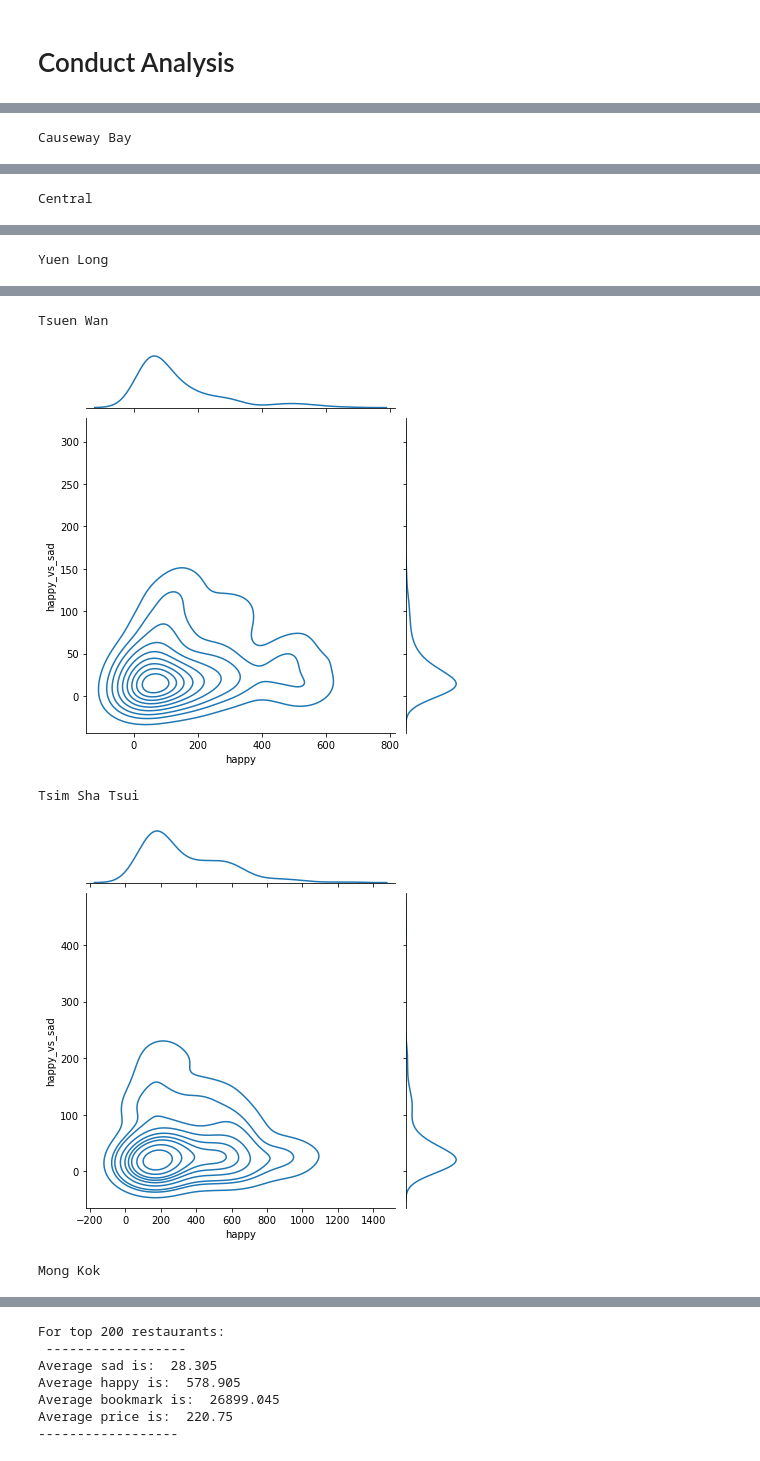
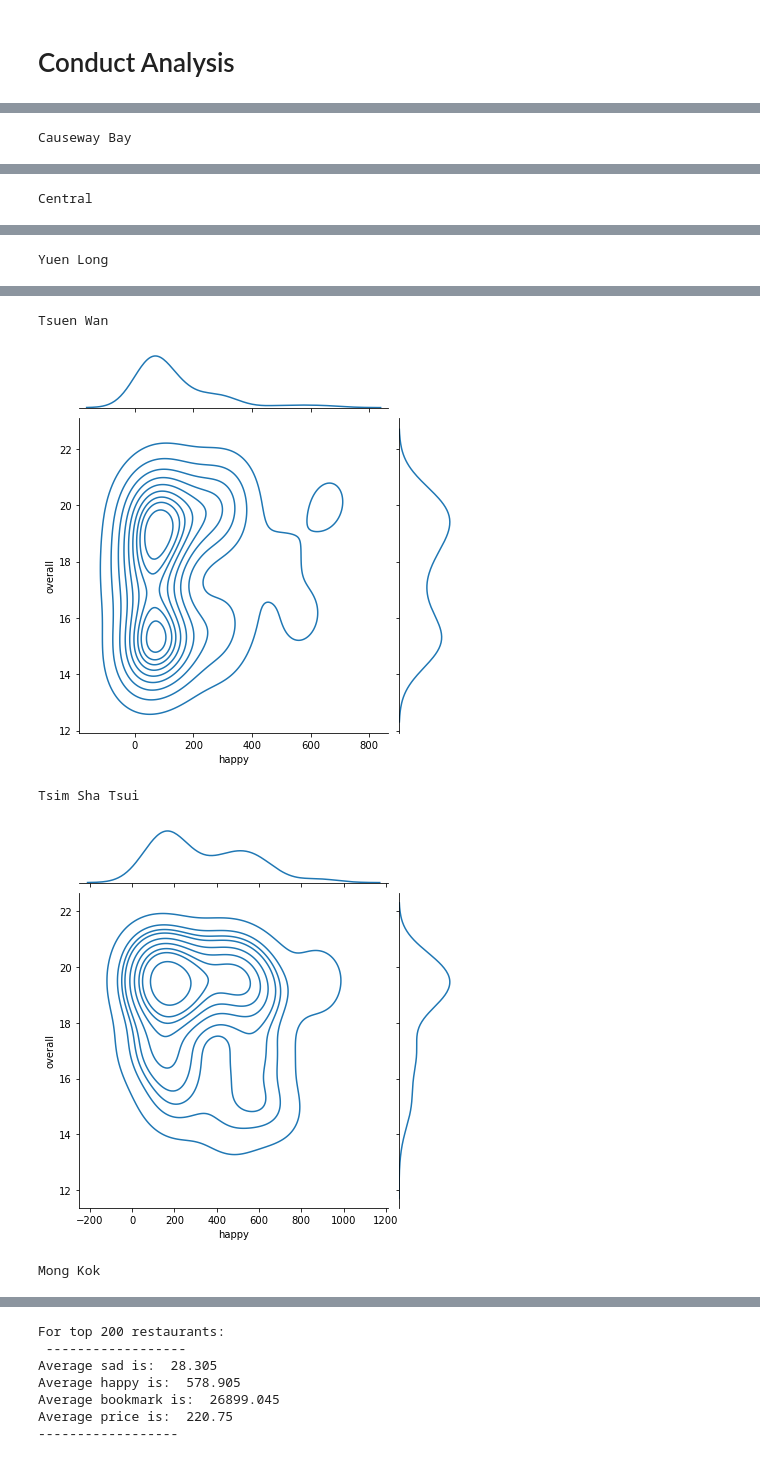
Before and after one commit to noodleconference/ISOM3400, a Jupyter notebook: Visualize_results.ipynb, the cells around one changed output, grey strips where cells are left out. Saved outputs shown, nothing was run; the diff lists cells and outputs as text; code cells hidden in the pictures.

```diff
--- a/Visualize_results.ipynb
+++ b/Visualize_results.ipynb
@@ -71,0 +78,6 @@ df['happy_vs_sad'] = np.where(df['happy_vs_sad'] == np.inf, df['happy'], df['hap
+# %%
+df['num_payment'] = df['pay_list'].str.count(',')+1
+df['num_facility'] = df['other_facility'].str.count(',')+1
+# %%
+df['payment_methods'] = df['pay_list'].str.split(',')
+df.reset_index(inplace=True, drop = True)
@@ -72,3 +100,14 @@ df['happy_vs_sad'] = np.where(df['happy_vs_sad'] == np.inf, df['happy'], df['hap
+# %%
+#categorically split payment methods
+one_hot = pd.get_dummies(df['payment_methods'].apply(pd.Series).stack()).sum(level=0)
+df = df.merge(one_hot,how='outer',left_index = True, right_index=True)
+# %%
+#ignore all payment methods who are not in more than 50% of restaurants
+arr_keep = ['name','price','food_type','location']
+for i,j in list((df.describe().iloc[1]>0.5).items()):
+    if j:
+        arr_keep.append(i)
+df = df[arr_keep]
 # %% [markdown]
 <h1>USEFUL VISUALIZATION TOOLS
 # %%
@@ -156,7 +254,7 @@ def pair_plot(df,variable):
 # %%
 for i in Places:
     print(i)
-    density_graph("happy","bookmark",df[df['location']==i])
+    density_graph("happy","overall",df[df['location']==i])
 #df[df['location']=="Central"].sort_values(by='happy', ascending = False)
 # %% [output]
 Causeway Bay
@@ -168,5 +266,5 @@ Yuen Long
 Tsuen Wan
-[figure, old version]
+[figure, new version]
 Tsim Sha Tsui
-[figure, old version]
+[figure, new version]
 Mong Kok
```
Also changed, not shown: parts of 29 cells of this notebook, 2 other files.
